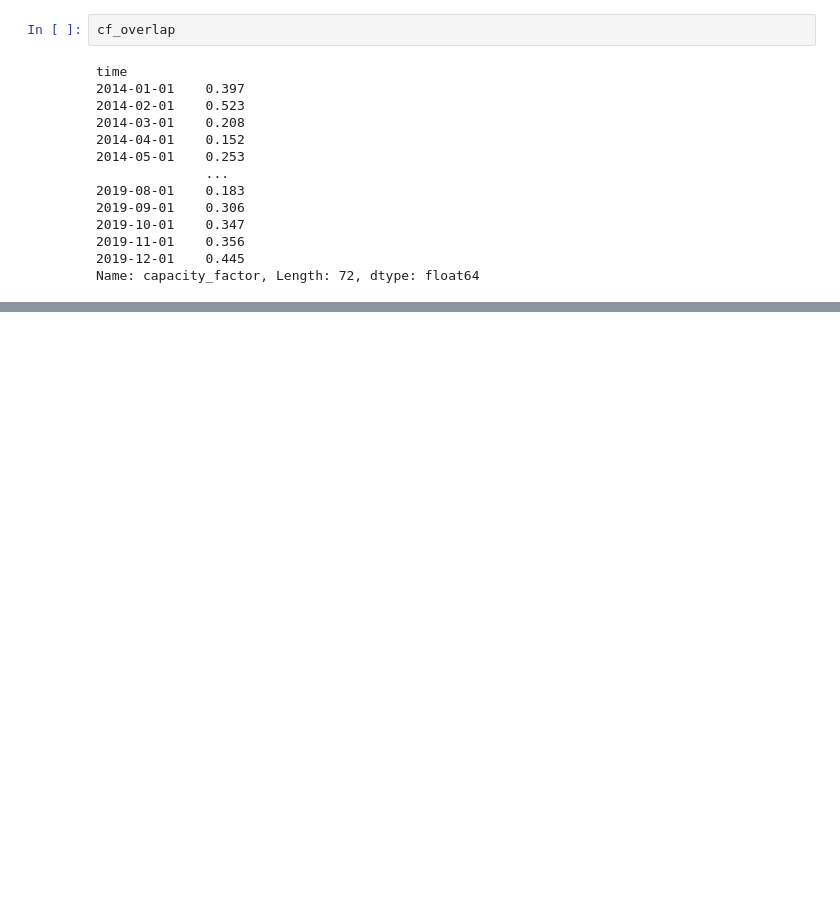
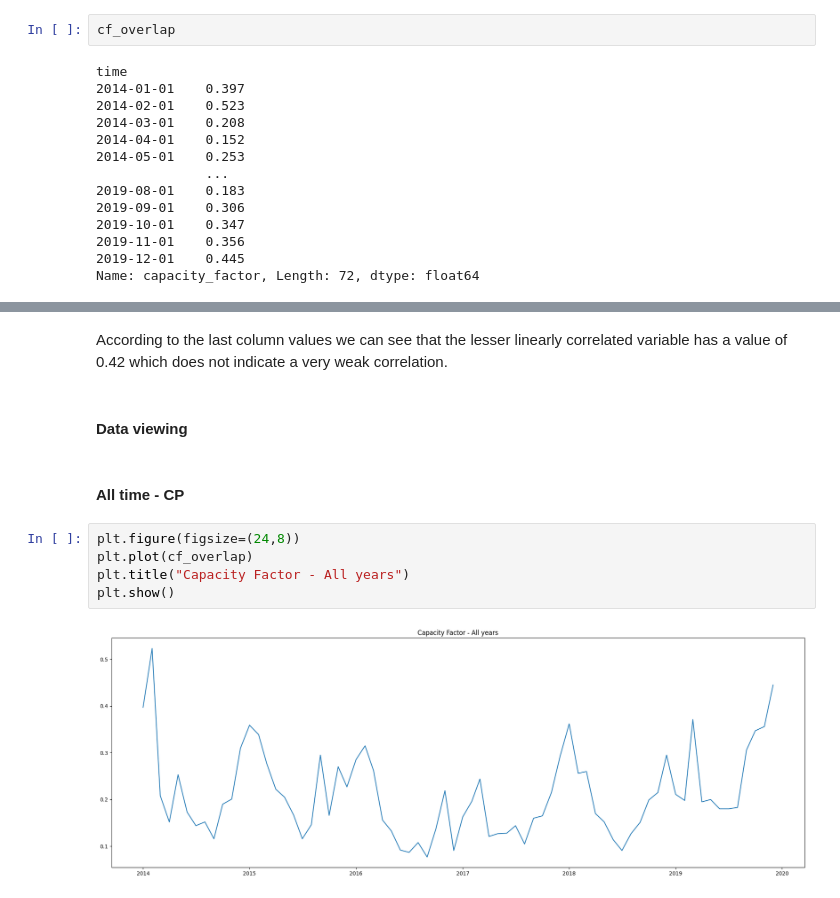
Before and after one commit to camaelgarcia/final_project_MEC_51057_EP-camael-vicente, a Jupyter notebook: project_vre.ipynb, the cells around one changed output, grey strips where cells are left out. Saved outputs shown, nothing was run; the diff lists cells and outputs as text; blank space fills up the shorter version.

```diff
--- a/project_vre.ipynb
+++ b/project_vre.ipynb
@@ -226,0 +223,13 @@ df_dataset_norm
+# %% [markdown]
+According to the last column values we can see that the lesser linearly correlated variable has a value of 0.42 which does not indicate a very weak correlation.
+# %% [markdown]
+#### Data viewing
+# %% [markdown]
+#### All time - CP
+# %%
+plt.figure(figsize=(24,8))
+plt.plot(cf_overlap)
+plt.title("Capacity Factor - All years")
+plt.show()
+# %% [output]
+[figure, added]
```
Also changed, not shown: parts of 48 cells of this notebook.
